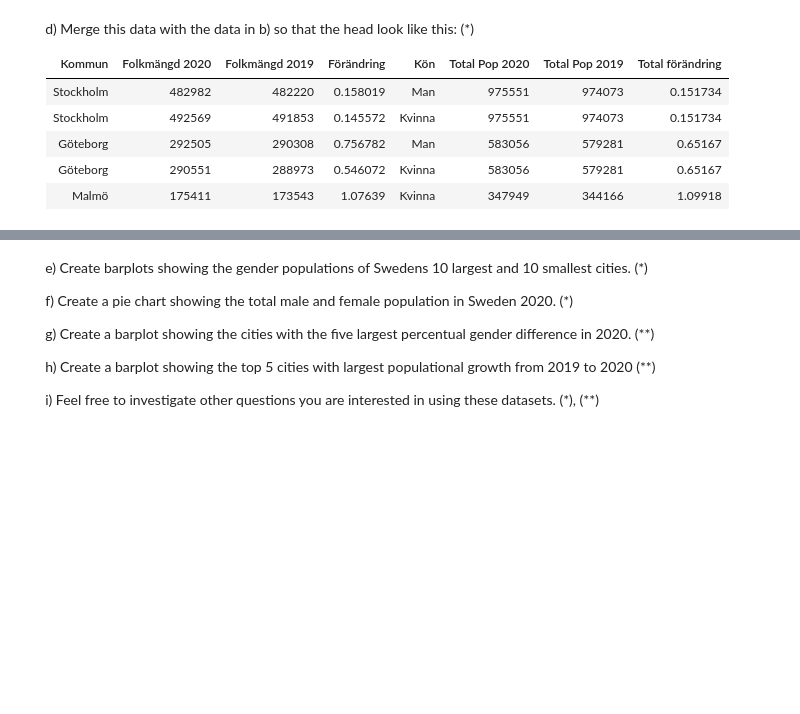
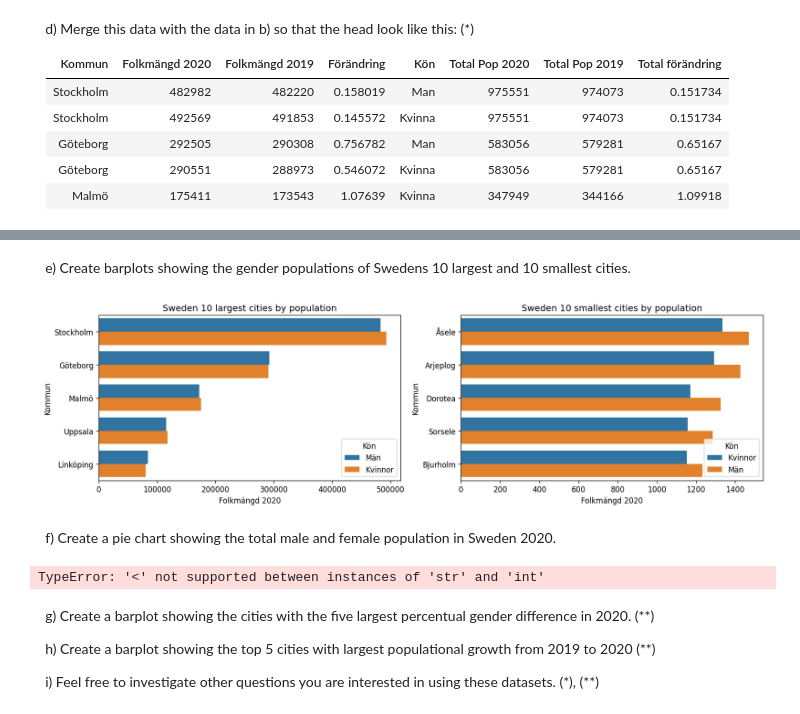
Before and after one commit to VineelaNedunuri/Databehandling-Vineela-Nedunuri, a Jupyter notebook: Exercises/E00_pandas_basic_syntax.ipynb, the cells around one changed output, grey strips where cells are left out. Drawn from its saved outputs; the diff is of its cells as text; code cells hidden in the pictures; blank space fills up the shorter version.

```diff
--- a/Exercises/E00_pandas_basic_syntax.ipynb
+++ b/Exercises/E00_pandas_basic_syntax.ipynb
@@ -359,7 +360,8 @@ df_kvinnor.rename(
     },
     inplace=True,
 )
-df_kvinnor.assign(Kön = "Kvinnor").head()
+df_kvinnor = df_kvinnor.assign(Kön = "Kvinnor")
+df_kvinnor.head()
 # %% [output]
 |  | Range 2020 | Range 2019 | Kommun | Folkmängd 2020 | Folkmängd 2019 | Förändring | Kön |
 | 0 | 84 | 85 | Ale | 15612 | 15348 | 1.720094 | Kvinnor |
@@ -392,0 +382,4 @@ concatenated
+# %%
+df_concatenated = pd.concat([df_män, df_kvinnor], ignore_index=True)
+df_total = df_concatenated.drop(["Range 2020", "Range 2019"], axis = "columns")
+df_total.head()
@@ -402,0 +408,13 @@ concatenated
+# %%
+df_new = (
+    df.rename(
+        columns={
+            "Folkmängd 2020": "Total Pop 2020",
+            "Folkmängd 2019": "Total Pop 2019",
+            "Förändring": " Total förändring",
+        }
+    )
+    .drop(["Range 2020", "Range 2019"], axis="columns")
+
+)
+df_new.head()
@@ -410,3 +435,6 @@ concatenated
 | Göteborg  |           292505 |           290308 |     0.756782 | Man    |           583056 |           579281 |           0.65167  |
 | Göteborg  |           290551 |           288973 |     0.546072 | Kvinna |           583056 |           579281 |           0.65167  |
 | Malmö     |           175411 |           173543 |     1.07639  | Kvinna |           347949 |           344166 |           1.09918  |
+# %%
+df_merge = df_total.merge(df_new).sort_values(by= "Total Pop 2020", ascending= False, ignore_index=True)
+df_merge.head()
@@ -413,7 +448,26 @@ concatenated
+# %% [markdown]
+ &nbsp; e) Create barplots showing the gender populations of Swedens 10 largest and 10 smallest cities.
+# %%
+fig, axes = plt.subplots(1, 2, figsize=(16, 4), dpi=120)
+data_frames = [df_merge.head(10), df_merge.tail(10)]
+titles = ["Sweden 10 largest cities by population", "Sweden 10 smallest cities by population"]
+
+for i, (data, title) in enumerate(zip(data_frames, titles)):
+    sns.barplot(data=data, x = "Folkmängd 2020", y = "Kommun", hue = "Kön", ax = axes[i])
+    axes[i].set(title = title)
+# %% [output]
+[figure, added]
+# %% [markdown]
+&nbsp; f) Create a pie chart showing the total male and female population in Sweden 2020.
+# %%
+
+df_merge.sum().plot(
+    kind='pie', y='Kön', autopct='%1.0f%%')
+# %% [output]
+TypeError: '<' not supported between instances of 'str' and 'int'
 # %% [markdown]
-&nbsp; e) Create barplots showing the gender populations of Swedens 10 largest and 10 smallest cities. (*)
 
-&nbsp; f) Create a pie chart showing the total male and female population in Sweden 2020. (*)
+
 
 &nbsp; g) Create a barplot showing the cities with the five largest percentual gender difference in 2020. (**)
 
```
Also changed, not shown: parts of 6 cells of this notebook, 1 other file.
